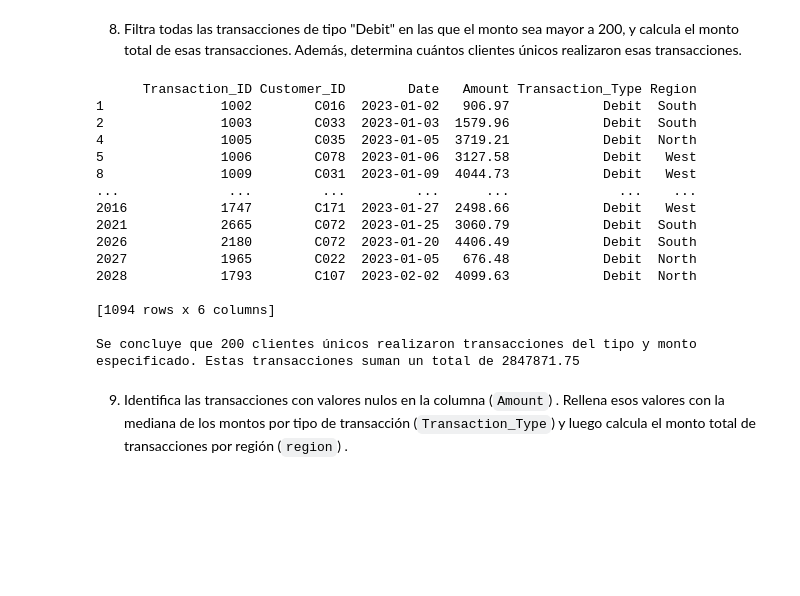
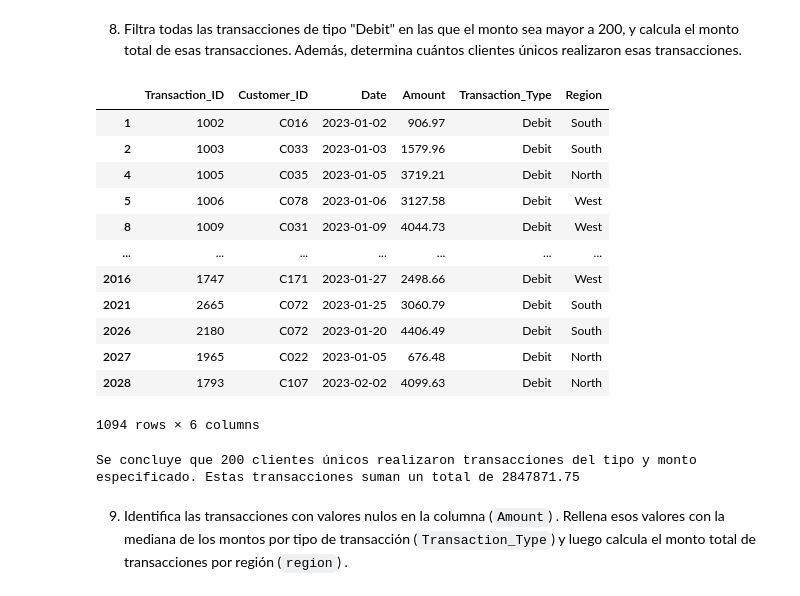
Before and after one commit to qlab-intro-python/tarea-4-3-torres-chipana-mamani, a Jupyter notebook: tarea_4_plantilla.ipynb, the cells around one changed output. Drawn from its saved outputs; the diff is of its cells as text; code cells hidden in the pictures; blank space fills up the shorter version.

```diff
--- a/tarea_4_plantilla.ipynb
+++ b/tarea_4_plantilla.ipynb
@@ -697,37 +714,36 @@ datos_3
 # %%
 # Solución
 
 #Filtramos la información
 debit_over_200 = datos_3[(datos_3["Transaction_Type"]=="Debit")&(datos_3["Amount"]>200)]
-print(debit_over_200)
+display(debit_over_200)
 
 print()
 
 # Calculamos el monto total de las transacciones filtradas
 total_debit = debit_over_200["Amount"].sum()
 
 # Determinamos el número de clientes únicos que hicieron las transacciones
-
-
+clientes = datos_3["Customer_ID"]
+clientes = clientes.drop_duplicates()
+clientes_n = clientes.shape[0]
 
 print(f"Se concluye que {clientes_n} clientes únicos realizaron transacciones del tipo y monto especificado. Estas transacciones suman un total de {total_debit}")
 # %% [output]
+|  | Transaction_ID | Customer_ID | Date | Amount | Transaction_Type | Region |
+| 1 | 1002 | C016 | 2023-01-02 | 906.97 | Debit | South |
+| 2 | 1003 | C033 | 2023-01-03 | 1579.96 | Debit | South |
+| 4 | 1005 | C035 | 2023-01-05 | 3719.21 | Debit | North |
+| 5 | 1006 | C078 | 2023-01-06 | 3127.58 | Debit | West |
+| 8 | 1009 | C031 | 2023-01-09 | 4044.73 | Debit | West |
+| ... | ... | ... | ... | ... | ... | ... |
+| 2016 | 1747 | C171 | 2023-01-27 | 2498.66 | Debit | West |
+| 2021 | 2665 | C072 | 2023-01-25 | 3060.79 | Debit | South |
+| 2026 | 2180 | C072 | 2023-01-20 | 4406.49 | Debit | South |
+| 2027 | 1965 | C022 | 2023-01-05 | 676.48 | Debit | North |
+| 2028 | 1793 | C107 | 2023-02-02 | 4099.63 | Debit | North |
-      Transaction_ID Customer_ID        Date   Amount Transaction_Type Region
-1               1002        C016  2023-01-02   906.97            Debit  South
-2               1003        C033  2023-01-03  1579.96            Debit  South
-4               1005        C035  2023-01-05  3719.21            Debit  North
-5               1006        C078  2023-01-06  3127.58            Debit   West
-8               1009        C031  2023-01-09  4044.73            Debit   West
-...              ...         ...         ...      ...              ...    ...
-2016            1747        C171  2023-01-27  2498.66            Debit   West
-2021            2665        C072  2023-01-25  3060.79            Debit  South
-2026            2180        C072  2023-01-20  4406.49            Debit  South
-2027            1965        C022  2023-01-05   676.48            Debit  North
-2028            1793        C107  2023-02-02  4099.63            Debit  North
-
-[1094 rows x 6 columns]
-
-Se concluye que 200 clientes únicos realizaron transacciones del tipo y monto especificado. Estas transacciones suman un total de 2847871.75
+1094 rows × 6 columns
+Se concluye que 200 clientes únicos realizaron transacciones del tipo y monto especificado. Estas transacciones suman un total de 2847871.75
 # %% [markdown]
 9. Identifica las transacciones con valores nulos en la columna (`Amount`) . Rellena esos valores con la mediana de los montos por tipo de transacción (`Transaction_Type`) y luego calcula el monto total de transacciones por región (`region`) .
 # %%
```
Also changed, not shown: parts of 13 cells of this notebook.
